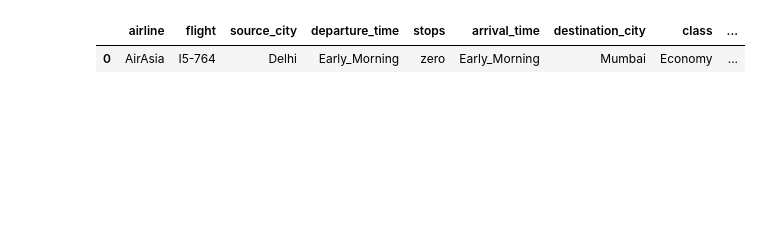
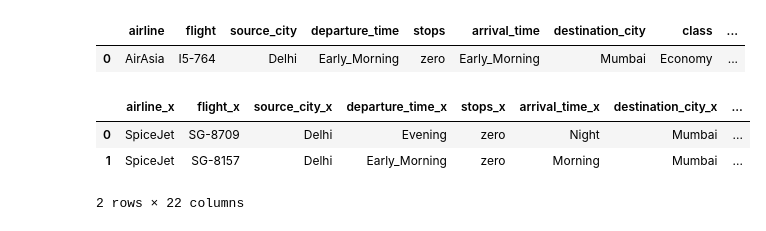
Before and after one commit to xyizko/xo-mathz, a Jupyter notebook: nb/yt-pandas-2.ipynb, the cells around one changed output. Saved outputs shown, nothing was run; the diff lists cells and outputs as text; code cells hidden in the pictures; blank space fills up the shorter version.

```diff
--- a/nb/yt-pandas-2.ipynb
+++ b/nb/yt-pandas-2.ipynb
@@ -1596,3 +1596,11 @@ sp1.merge(ai1, how = 'right')
 # %% [output]
 |  | airline | flight | source_city | departure_time | stops | arrival_time | destination_city | class | ... |
 | 0 | AirAsia | I5-764 | Delhi | Early_Morning | zero | Early_Morning | Mumbai | Economy | ... |
+# %%
+# Cross - it will copare each value from the LHS to every value in RHS and find a match
+sp1.merge(ai1, how = 'cross')
+# %% [output]
+|  | airline_x | flight_x | source_city_x | departure_time_x | stops_x | arrival_time_x | destination_city_x | ... |
+| 0 | SpiceJet | SG-8709 | Delhi | Evening | zero | Night | Mumbai | ... |
+| 1 | SpiceJet | SG-8157 | Delhi | Early_Morning | zero | Morning | Mumbai | ... |
+2 rows × 22 columns
```
Also changed, not shown: parts of 8 cells of this notebook.
